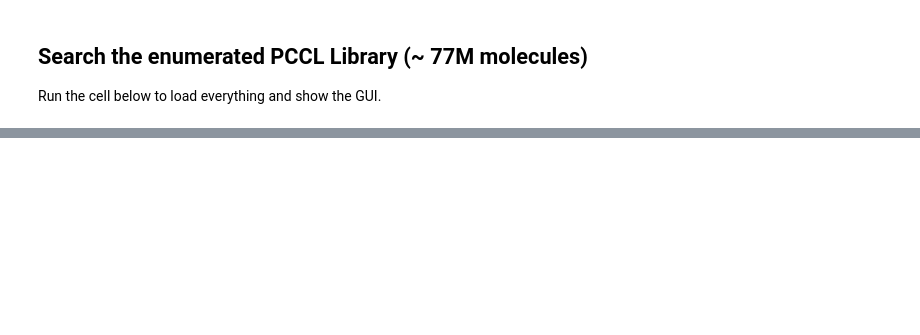
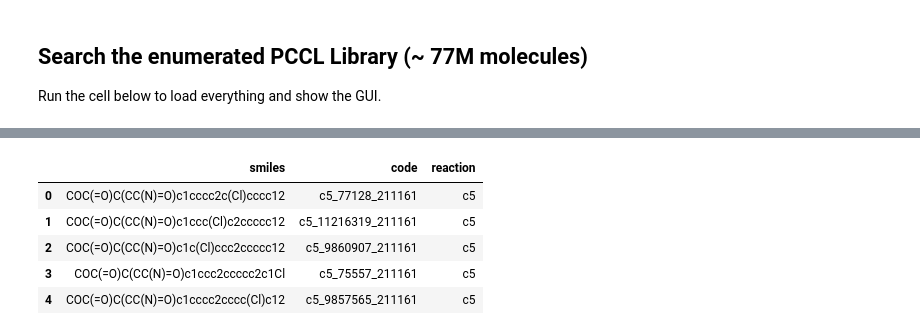
Before and after one commit to AzizAbusaleh/PCCL, a Jupyter notebook: enum_library_browser_v2.ipynb, the cells around one changed output, grey strips where cells are left out. Saved outputs shown, nothing was run; the diff lists cells and outputs as text; code cells hidden in the pictures; blank space fills up the shorter version.

```diff
--- a/enum_library_browser_v2.ipynb
+++ b/enum_library_browser_v2.ipynb
@@ -69,12 +69,11 @@ class EnumLibraryDB:
                fsp3, qed, exclude_pains, exclude_brenk, exclude_nih,
                in_zinc, query_smiles=None, sim_thresh=0.0, limit=100):
         """
-        Filter-then-rank query.  Property filters are applied first (cheap,
+        Filter-then-rank query. Property filters are applied first (cheap,
         index-backed); similarity search runs only over the surviving rows.
         """
         where = []
         params = []
-
         if labs:
             if len(labs) == 1:
                 where.append("lab = %s")
@@ -83,16 +82,12 @@ class EnumLibraryDB:
                 where.append("lab = ANY(%s)")
                 params.append(list(labs))
         if reactions:
-            # Use `= %s` for the single-reaction case so the planner picks
-            # idx_enum_reaction_qed (multi-column).  With ANY('{a1}') Postgres
-            # falls back to a sequential scan even with the index present.
             if len(reactions) == 1:
                 where.append("reaction = %s")
                 params.append(reactions[0])
             else:
                 where.append("reaction = ANY(%s)")
                 params.append(list(reactions))
-
         # Numeric range filters
         for col, (lo, hi) in [
             ("mw", mw), ("hba", hba), ("hbd", hbd), ("logp", logp),
@@ -100,18 +95,14 @@ class EnumLibraryDB:
         ]:
             where.append(f"{col} BETWEEN %s AND %s")
             params.extend([lo, hi])
-
-        # Alert filters (the columns store an integer: 0 = clean, >0 = alert)
+        # Alert filters
         if exclude_pains: where.append("(pains IS NULL OR pains = 0)")
         if exclude_brenk: where.append("(brenk IS NULL OR brenk = 0)")
         if exclude_nih:   where.append("(nih   IS NULL OR nih   = 0)")
         if in_zinc:       where.append("zinc = 1")
-
         where_clause = " AND ".join(where) if where else "TRUE"
 
         if query_smiles:
-            # Filter then rank by Tanimoto similarity. The KNN operator <%>
-            # uses the GiST index when present.
             sql = f"""
                 SELECT smiles, code, reaction, lab, mw, hac, logp, hba, hbd,
                        rotb, fsp3, psa, qed, pains, brenk, nih, zinc,
@@ -119,12 +110,12 @@ class EnumLibraryDB:
                        tanimoto_sml(mfp, morganbv_fp(%s::mol)) AS similarity
                   FROM enum_library
                  WHERE {where_clause}
-                   AND tanimoto_sml(mfp, morganbv_fp(%s::mol)) >= %s
+                   AND mfp %% morganbv_fp(%s::mol)
                  ORDER BY mfp <%%> morganbv_fp(%s::mol)
                  LIMIT %s;
             """
             full_params = [query_smiles] + params + \
-                          [query_smiles, sim_thresh, query_smiles, limit]
+                          [query_smiles, query_smiles, limit]
         else:
             sql = f"""
                 SELECT smiles, code, reaction, lab, mw, hac, logp, hba, hbd,
@@ -139,6 +130,13 @@ class EnumLibraryDB:
             full_params = params + [limit]
 
         with psycopg2.connect(**self.conn_params) as conn:
+            # Set the rdkit similarity threshold for this connection
+            # before pandas takes over the connection for the SELECT.
+            if query_smiles:
+                with conn.cursor() as cur:
+                    cur.execute("SET rdkit.tanimoto_threshold = %s;",
+                                [float(sim_thresh)])
+                conn.commit()
             import warnings
             with warnings.catch_warnings():
                 warnings.filterwarnings("ignore",
@@ -511,0 +524,24 @@ display(output_area)
+# %%
+import pandas as pd
+import psycopg2
+
+# Query the database for the SMILES corresponding to the reaction code 'c5'
+query = "SELECT smiles, code, reaction FROM enum_library WHERE reaction = 'c5' LIMIT 5;"
+
+try:
+    with psycopg2.connect(**db.conn_params) as conn:
+        c5_results = pd.read_sql(query, conn)
+
+    if not c5_results.empty:
+        display(c5_results)
+    else:
+        print("No results found for reaction code 'c5'.")
+except Exception as e:
+    print(f"Error connecting to database: {e}")
+# %% [output]
+|  | smiles | code | reaction |
+| 0 | COC(=O)C(CC(N)=O)c1cccc2c(Cl)cccc12 | c5_77128_211161 | c5 |
+| 1 | COC(=O)C(CC(N)=O)c1ccc(Cl)c2ccccc12 | c5_11216319_211161 | c5 |
+| 2 | COC(=O)C(CC(N)=O)c1c(Cl)ccc2ccccc12 | c5_9860907_211161 | c5 |
+| 3 | COC(=O)C(CC(N)=O)c1ccc2ccccc2c1Cl | c5_75557_211161 | c5 |
+| 4 | COC(=O)C(CC(N)=O)c1cccc2cccc(Cl)c12 | c5_9857565_211161 | c5 |
```
Also changed, not shown: parts of 1 cell of this notebook.
